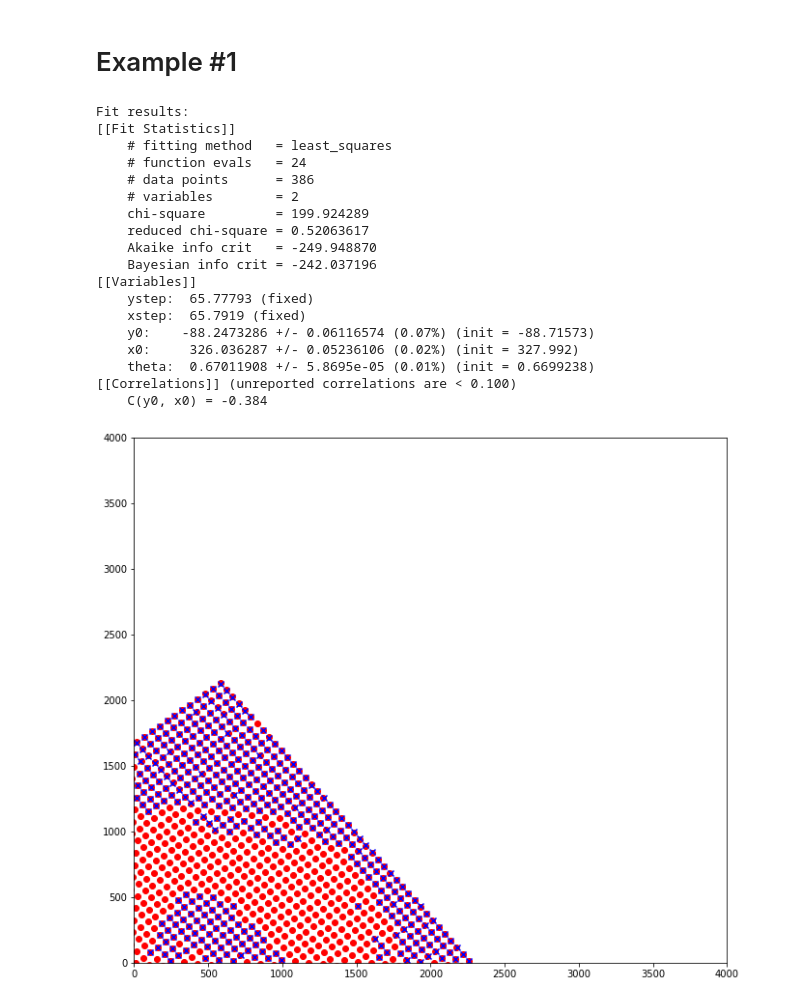
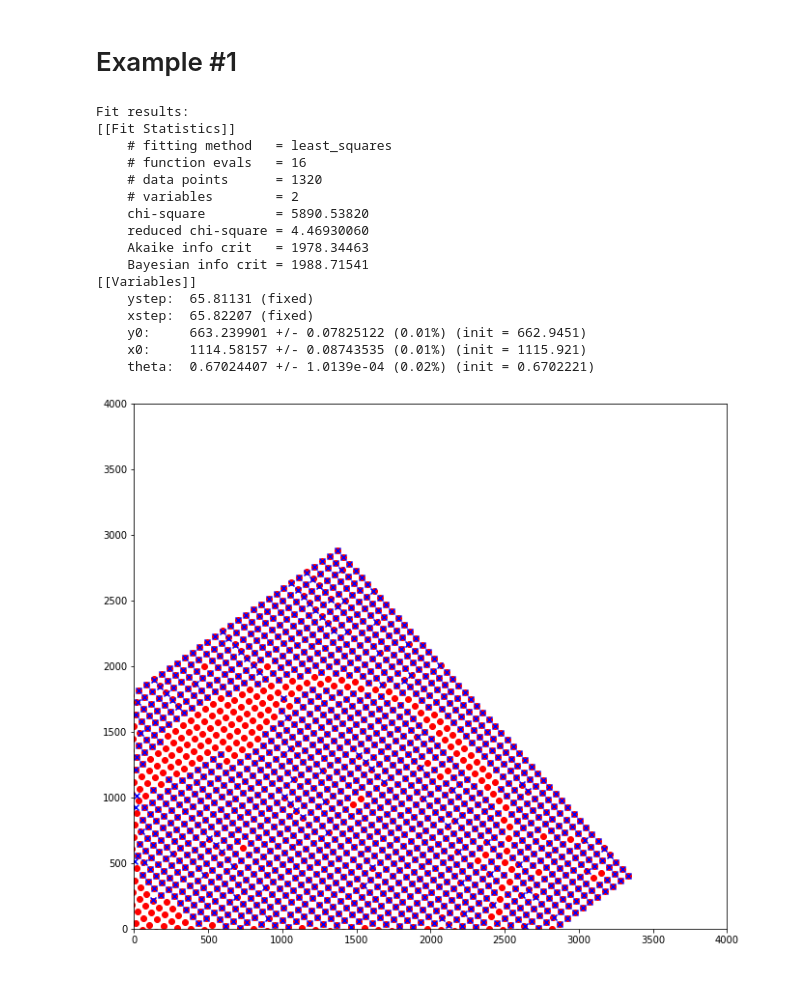
Before and after one commit to Snyder005/mixcoatl, a Jupyter notebook: notebooks/GridSpacingTests.ipynb, the cells around one changed output. Drawn from its saved outputs; the diff is of its cells as text; code cells hidden in the pictures.

```diff
--- a/notebooks/GridSpacingTests.ipynb
+++ b/notebooks/GridSpacingTests.ipynb
@@ -22,45 +22,43 @@ lct = LsstCameraTransforms(camera)
 # %% [markdown]
 # Example #1
 # %%
-i = 100
+i = 98
 infile = glob.glob("/home/abrought/DATA/12784_dither/*.cat")[i]
 
 gridfit_task = GridFitTask()
 gridfit_task.config.vary_theta = True
-gridfit_task.config.outfile = 'test_gridspacing_distorted_grid.fits'
+gridfit_task.config.outfile = 'test_gridspacing_'+ str(i) + '_distorted_grid.fits'
 
 grid, result = gridfit_task.run(infile, ccd_type='E2V')
 gY, gX = grid.get_source_centroids(distorted=False)
 
 print("Fit results: ")
 print(fit_report(result))
 
 fig, ax = plt.subplots(1, 1, figsize=(11, 10))
 ax.scatter(gX, gY, color='red', marker='o')
 ax.scatter(gridfit_task.srcX, gridfit_task.srcY, color='blue', marker='x')
 ax.set_xlim(0,4000)
 ax.set_ylim(0,4000)
 plt.savefig("test-" + str(i) + ".png")
 # %% [output]
 Fit results:
 [[Fit Statistics]]
     # fitting method   = least_squares
-    # function evals   = 24
-    # data points      = 386
+    # function evals   = 16
+    # data points      = 1320
     # variables        = 2
-    chi-square         = 199.924289
-    reduced chi-square = 0.52063617
-    Akaike info crit   = -249.948870
-    Bayesian info crit = -242.037196
+    chi-square         = 5890.53820
+    reduced chi-square = 4.46930060
+    Akaike info crit   = 1978.34463
+    Bayesian info crit = 1988.71541
 [[Variables]]
-    ystep:  65.77793 (fixed)
-    xstep:  65.7919 (fixed)
-    y0:    -88.2473286 +/- 0.06116574 (0.07%) (init = -88.71573)
-    x0:     326.036287 +/- 0.05236106 (0.02%) (init = 327.992)
-    theta:  0.67011908 +/- 5.8695e-05 (0.01%) (init = 0.6699238)
-[[Correlations]] (unreported correlations are < 0.100)
-    C(y0, x0) = -0.384
+    ystep:  65.81131 (fixed)
+    xstep:  65.82207 (fixed)
+    y0:     663.239901 +/- 0.07825122 (0.01%) (init = 662.9451)
+    x0:     1114.58157 +/- 0.08743535 (0.01%) (init = 1115.921)
+    theta:  0.67024407 +/- 1.0139e-04 (0.02%) (init = 0.6702221)
-[figure, old version]
+[figure, new version]
 # %%
 residualsX, residualsY, nSources, nUnidentifiedPoints, outliersX, outliersY = fit_check(gridfit_task.srcX,gridfit_task.srcY,gX,gY, 'E2V')
 
```
Also changed, not shown: parts of 4 cells of this notebook, 3 other files.
